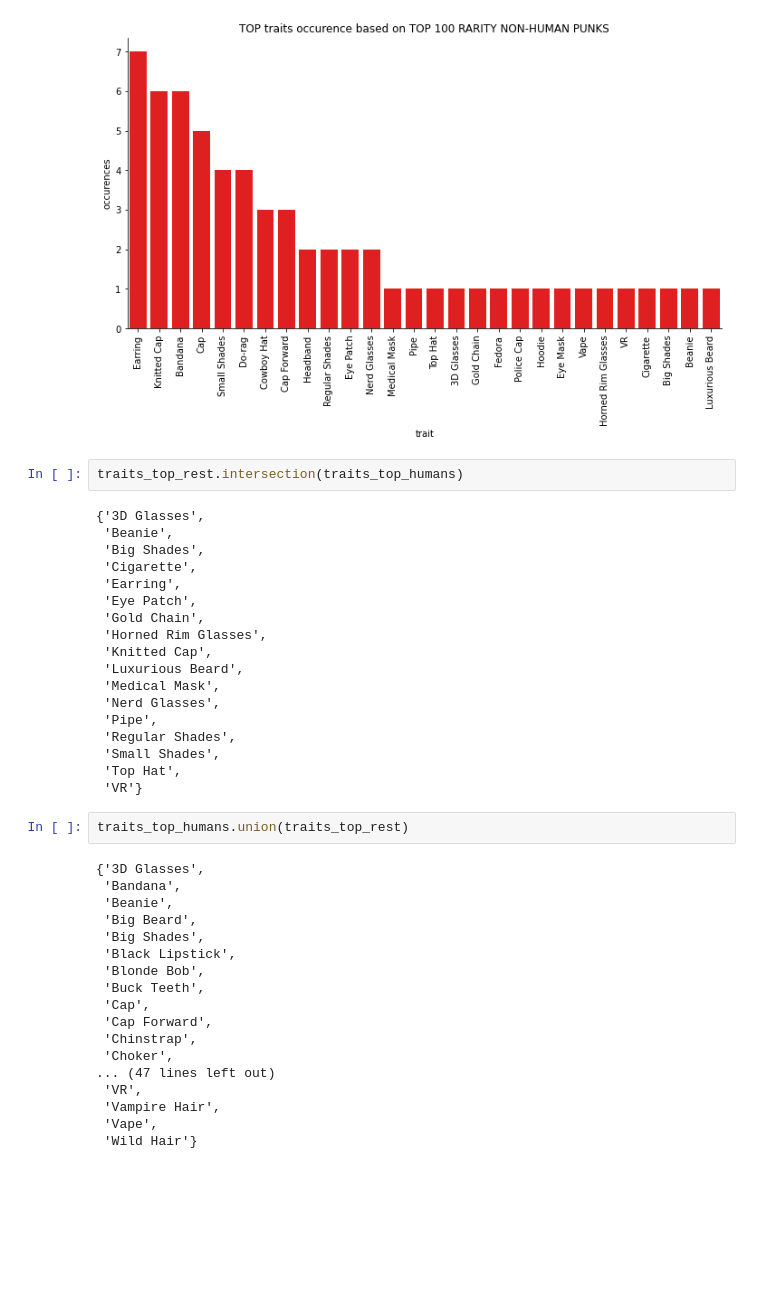
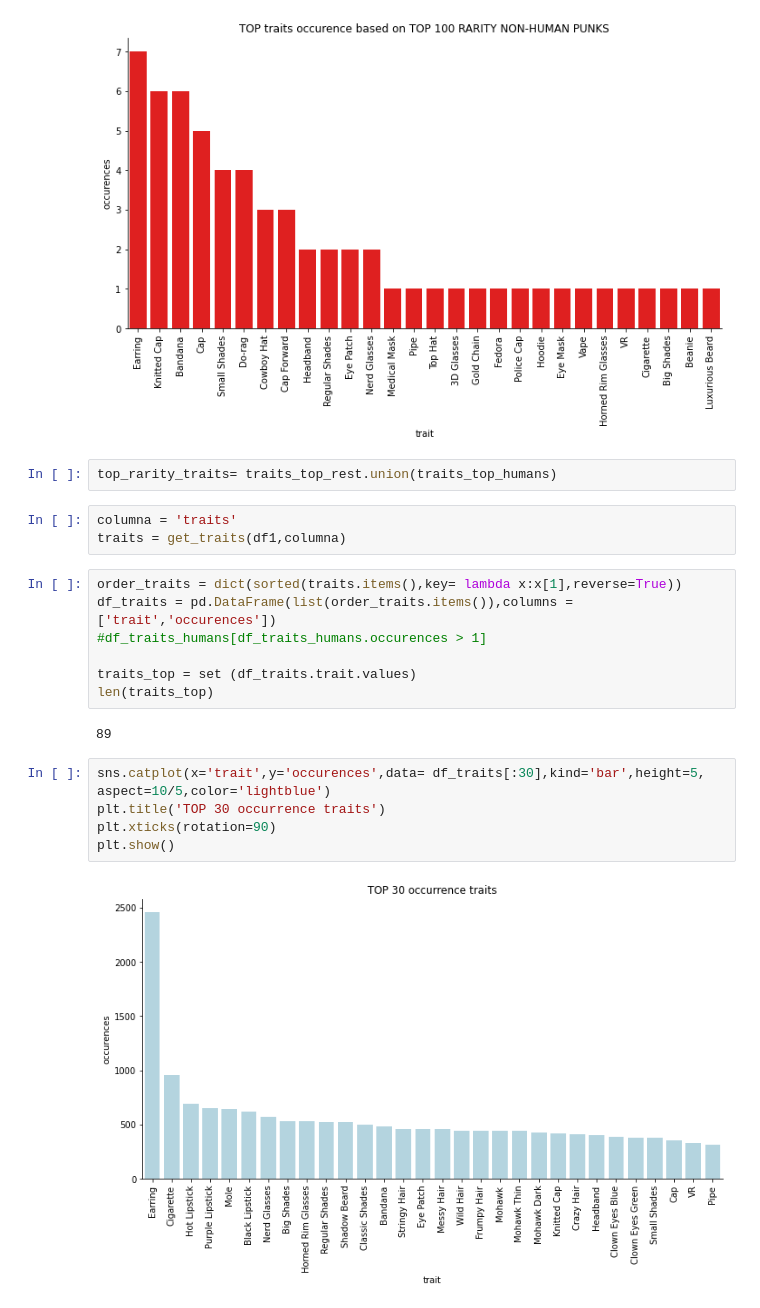
Before and after one commit to ManelForcales/IT_academy_DS_project, a Jupyter notebook: Fase2_EDA/EDA_categorical.ipynb, the cells around one changed output. Cells and saved outputs as stored; diff of their text form; blank space fills up the shorter version.

```diff
--- a/Fase2_EDA/EDA_categorical.ipynb
+++ b/Fase2_EDA/EDA_categorical.ipynb
@@ -324,44 +337,25 @@ plt.xticks(rotation=90)
 plt.show()
 # %% [output]
 [figure]
-# %%
-traits_top_rest.intersection(traits_top_humans)
-# %% [output]
-{'3D Glasses',
- 'Beanie',
- 'Big Shades',
- 'Cigarette',
- 'Earring',
- 'Eye Patch',
- 'Gold Chain',
- 'Horned Rim Glasses',
- 'Knitted Cap',
- 'Luxurious Beard',
- 'Medical Mask',
- 'Nerd Glasses',
- 'Pipe',
- 'Regular Shades',
- 'Small Shades',
- 'Top Hat',
- 'VR'}
-# %%
-traits_top_humans.union(traits_top_rest)
-# %% [output]
-{'3D Glasses',
- 'Bandana',
- 'Beanie',
- 'Big Beard',
- 'Big Shades',
- 'Black Lipstick',
- 'Blonde Bob',
- 'Buck Teeth',
- 'Cap',
- 'Cap Forward',
- 'Chinstrap',
- 'Choker',
-... (47 lines left out)
- 'VR',
- 'Vampire Hair',
- 'Vape',
- 'Wild Hair'}
+# %%
+top_rarity_traits= traits_top_rest.union(traits_top_humans)
+# %%
+columna = 'traits'
+traits = get_traits(df1,columna)
+# %%
+order_traits = dict(sorted(traits.items(),key= lambda x:x[1],reverse=True))
+df_traits = pd.DataFrame(list(order_traits.items()),columns = ['trait','occurences'])
+#df_traits_humans[df_traits_humans.occurences > 1]
+
+traits_top = set (df_traits.trait.values)
+len(traits_top)
+# %% [output]
+89
+# %%
+sns.catplot(x='trait',y='occurences',data= df_traits[:30],kind='bar',height=5, aspect=10/5,color='lightblue')
+plt.title('TOP 30 occurrence traits')
+plt.xticks(rotation=90)
+plt.show()
+# %% [output]
+[figure, added]
 # %%
```
Also changed, not shown: parts of 23 cells of this notebook, 7 other files.
